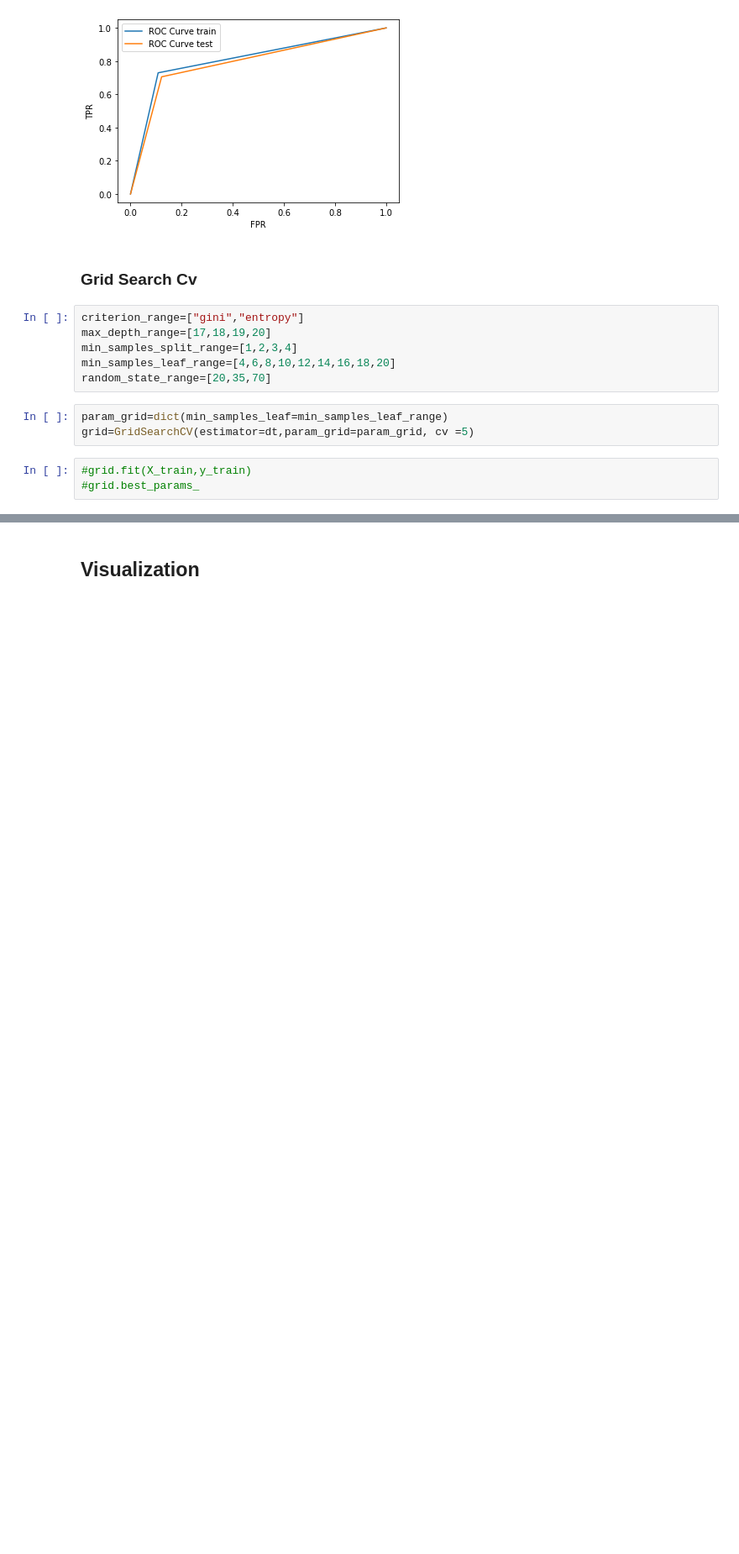
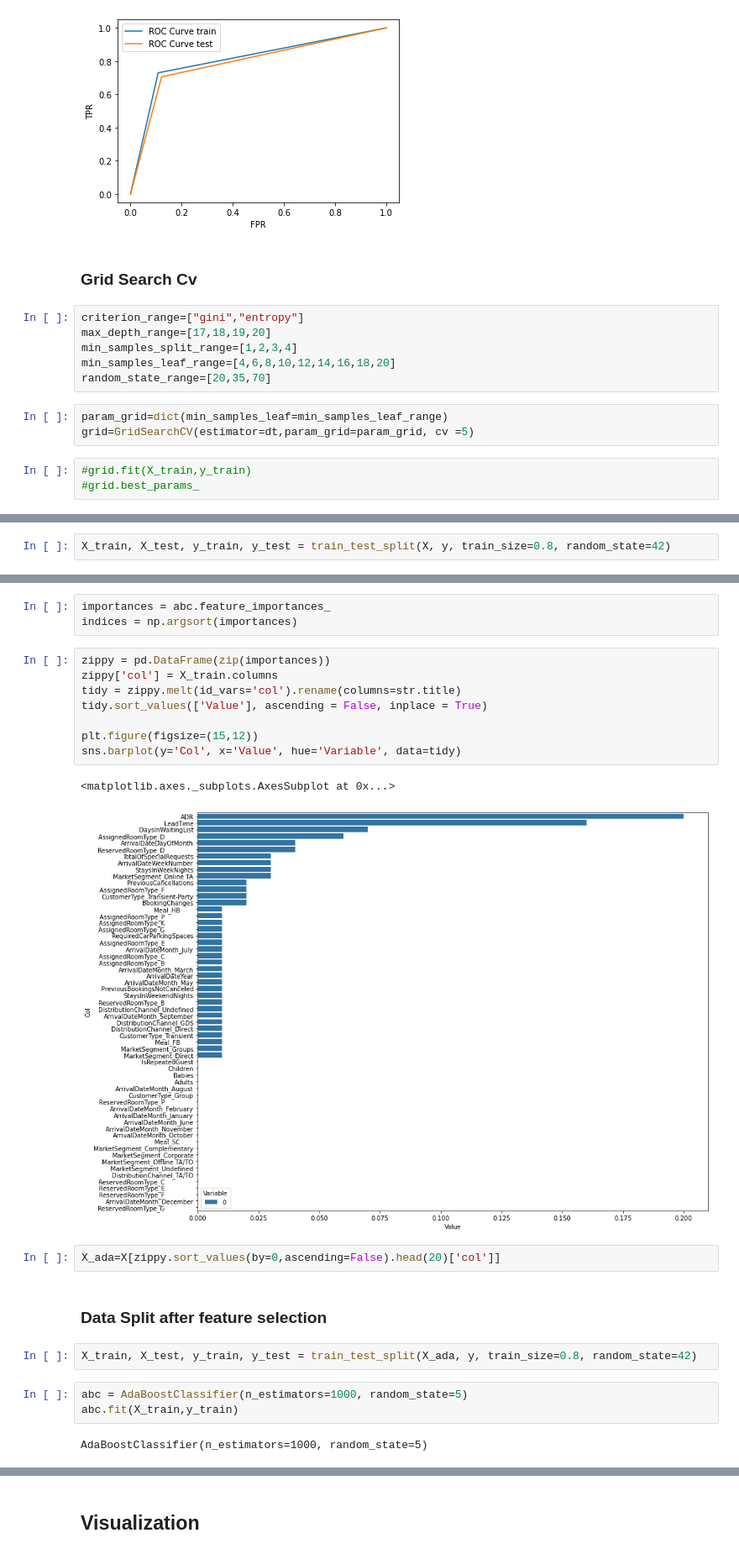
Before and after one commit to its-pedrofonseca/Business-Cases-With-Data-Science, a Jupyter notebook: BC2/BC2.ipynb, the cells around one changed output, grey strips where cells are left out. Shown at 84% size. Cells and saved outputs as stored; diff of their text form; blank space fills up the shorter version.

```diff
--- a/BC2/BC2.ipynb
+++ b/BC2/BC2.ipynb
@@ -1273,0 +1373,2 @@ grid=GridSearchCV(estimator=dt,param_grid=param_grid, cv =5)
+# %%
+X_train, X_test, y_train, y_test = train_test_split(X, y, train_size=0.8, random_state=42)
@@ -1273,0 +1384,25 @@ grid=GridSearchCV(estimator=dt,param_grid=param_grid, cv =5)
+# %%
+importances = abc.feature_importances_
+indices = np.argsort(importances)
+# %%
+zippy = pd.DataFrame(zip(importances))
+zippy['col'] = X_train.columns
+tidy = zippy.melt(id_vars='col').rename(columns=str.title)
+tidy.sort_values(['Value'], ascending = False, inplace = True)
+
+plt.figure(figsize=(15,12))
+sns.barplot(y='Col', x='Value', hue='Variable', data=tidy)
+# %% [output]
+<matplotlib.axes._subplots.AxesSubplot at 0x...>
+[figure, added]
+# %%
+X_ada=X[zippy.sort_values(by=0,ascending=False).head(20)['col']]
+# %% [markdown]
+###  Data Split after feature selection
+# %%
+X_train, X_test, y_train, y_test = train_test_split(X_ada, y, train_size=0.8, random_state=42)
+# %%
+abc = AdaBoostClassifier(n_estimators=1000, random_state=5)
+abc.fit(X_train,y_train)
+# %% [output]
+AdaBoostClassifier(n_estimators=1000, random_state=5)
```
Also changed, not shown: parts of 33 cells of this notebook.
